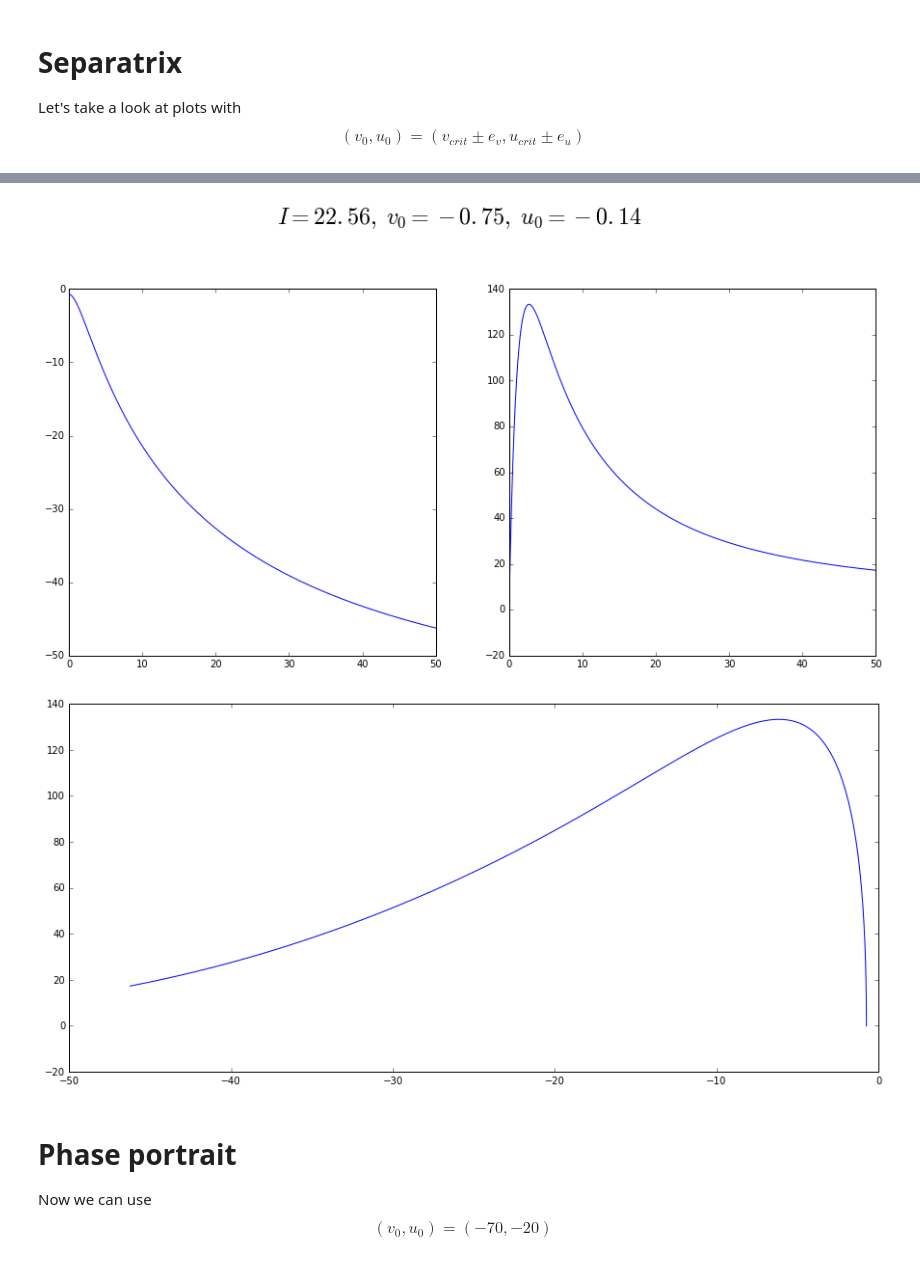
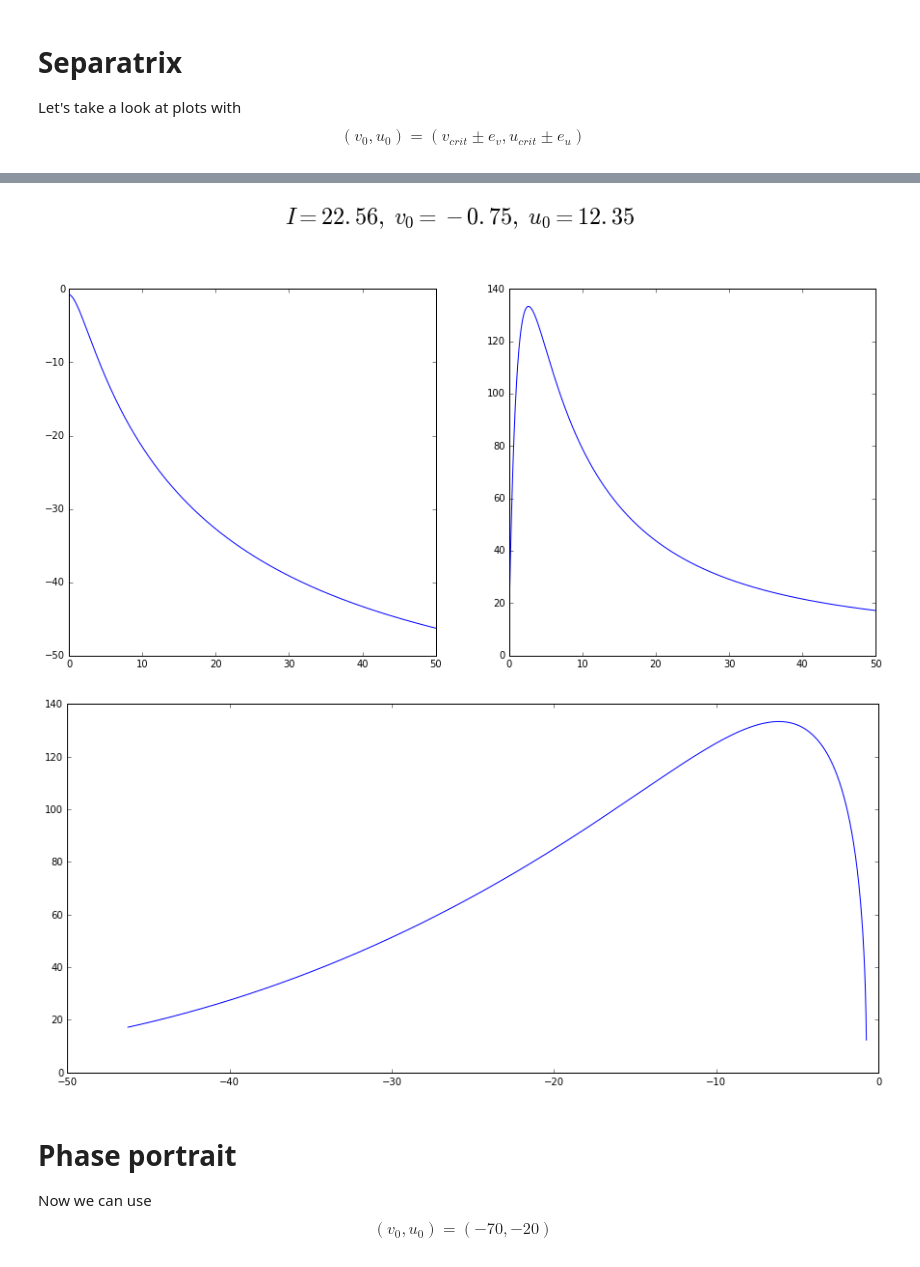
Before and after one commit to char-lie/physical-informatics, a Jupyter notebook: Lab4/lab4.ipynb, the cells around one changed output, grey strips where cells are left out. Drawn from its saved outputs; the diff is of its cells as text; code cells hidden in the pictures.

```diff
--- a/Lab4/lab4.ipynb
+++ b/Lab4/lab4.ipynb
@@ -152,6 +158,6 @@ $$
 $$
 # %%
-first = (b + 2*a) / 2
-second = first**2 - 2 * a * (b + 2)
+first = (b - k[1] + 2*a) / 2
+second = first**2 - 4 * a * (b - k[1] + 1)
 (- first + second**.5)/2, (- first - second**.5)/2
 # %% [output]
@@ -221,3 +229,3 @@ $$
 # %%
-e_y = - a + second**.5, - a - second**.5; e_y
+e_y = b/2 - 3 * k[1] - a + second**.5, b/2 - 3 * k[1] - a - second**.5; e_y
 # %% [output]
@@ -268,9 +279,9 @@ get_plot(I_critical, (v_critical + 2, u_critical + 0.02))
 [figure]
 # %%
-get_plot(I_critical, (v_critical - 2, u_critical - 0.02))
+get_plot(I_critical, (v_critical - 2, u_critical - e_y[0]))
 # %% [output]
-[figure, old version]
+[figure, new version]
-[figure, old version]
+[figure, new version]
 # %% [markdown]
 # Phase portrait
 
```
Also changed, not shown: parts of 10 cells of this notebook.
